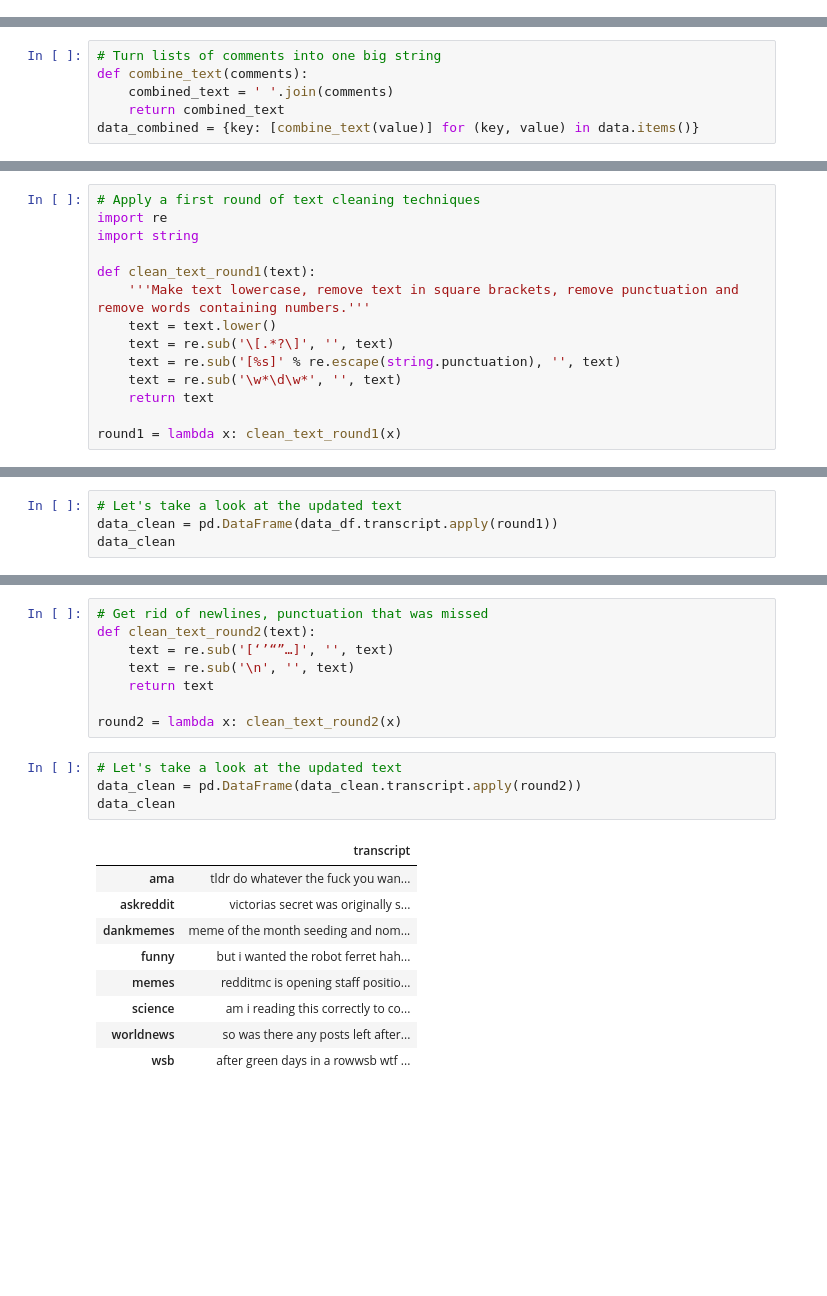
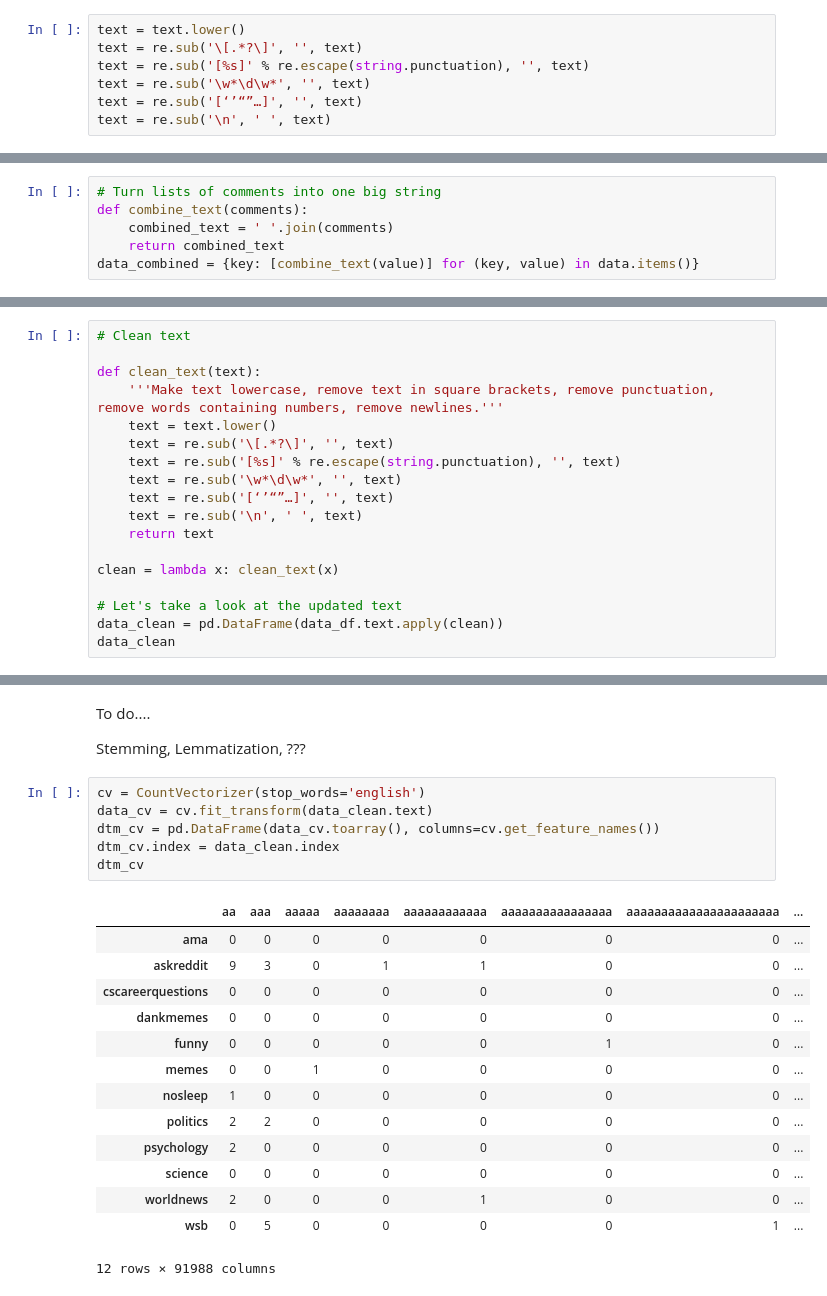
Before and after one commit to nhorton04/Reddit_Comments, a Jupyter notebook: my_comments.ipynb, the cells around one changed output, grey strips where cells are left out. Cells and saved outputs as stored; diff of their text form; blank space fills up the shorter version.

```diff
--- a/my_comments.ipynb
+++ b/my_comments.ipynb
@@ -27,0 +48,7 @@ len(wsb) + len(science) + len(ama) + len(askreddit) + len(worldnews) + len(funny
+# %%
+text = text.lower()
+text = re.sub('\[.*?\]', '', text)
+text = re.sub('[%s]' % re.escape(string.punctuation), '', text)
+text = re.sub('\w*\d\w*', '', text)
+text = re.sub('[‘’“”…]', '', text)
+text = re.sub('\n', ' ', text)
@@ -53,14 +109,18 @@ data_df
 # %%
-# Apply a first round of text cleaning techniques
-import re
-import string
+# Clean text
 
-def clean_text_round1(text):
-    '''Make text lowercase, remove text in square brackets, remove punctuation and remove words containing numbers.'''
+def clean_text(text):
+    '''Make text lowercase, remove text in square brackets, remove punctuation, remove words containing numbers, remove newlines.'''
     text = text.lower()
     text = re.sub('\[.*?\]', '', text)
     text = re.sub('[%s]' % re.escape(string.punctuation), '', text)
     text = re.sub('\w*\d\w*', '', text)
+    text = re.sub('[‘’“”…]', '', text)
+    text = re.sub('\n', ' ', text)
     return text
 
-round1 = lambda x: clean_text_round1(x)
+clean = lambda x: clean_text(x)
+
+# Let's take a look at the updated text
+data_clean = pd.DataFrame(data_df.text.apply(clean))
+data_clean
@@ -67,4 +141,0 @@ round1 = lambda x: clean_text_round1(x)
-# %%
-# Let's take a look at the updated text
-data_clean = pd.DataFrame(data_df.transcript.apply(round1))
-data_clean
@@ -81,22 +142,25 @@ data_clean
-# %%
-# Get rid of newlines, punctuation that was missed
-def clean_text_round2(text):
-    text = re.sub('[‘’“”…]', '', text)
-    text = re.sub('\n', '', text)
-    return text
-
-round2 = lambda x: clean_text_round2(x)
-# %%
-# Let's take a look at the updated text
-data_clean = pd.DataFrame(data_clean.transcript.apply(round2))
-data_clean
-# %% [output]
-|  | transcript |
-| ama | tldr do whatever the fuck you wan... |
-| askreddit | victorias secret was originally s... |
-| dankmemes | meme of the month seeding and nom... |
-| funny | but i wanted the robot ferret hah... |
-| memes | redditmc is opening staff positio... |
-| science | am i reading this correctly to co... |
-| worldnews | so was there any posts left after... |
-| wsb | after green days in a rowwsb wtf ... |
+# %% [markdown]
+To do....
+
+Stemming, Lemmatization, ???
+# %%
+cv = CountVectorizer(stop_words='english')
+data_cv = cv.fit_transform(data_clean.text)
+dtm_cv = pd.DataFrame(data_cv.toarray(), columns=cv.get_feature_names())
+dtm_cv.index = data_clean.index
+dtm_cv
+# %% [output]
+|  | aa | aaa | aaaaa | aaaaaaaa | aaaaaaaaaaaa | aaaaaaaaaaaaaaaa | aaaaaaaaaaaaaaaaaaaaaa | ... |
+| ama | 0 | 0 | 0 | 0 | 0 | 0 | 0 | ... |
+| askreddit | 9 | 3 | 0 | 1 | 1 | 0 | 0 | ... |
+| cscareerquestions | 0 | 0 | 0 | 0 | 0 | 0 | 0 | ... |
+| dankmemes | 0 | 0 | 0 | 0 | 0 | 0 | 0 | ... |
+| funny | 0 | 0 | 0 | 0 | 0 | 1 | 0 | ... |
+| memes | 0 | 0 | 1 | 0 | 0 | 0 | 0 | ... |
+| nosleep | 1 | 0 | 0 | 0 | 0 | 0 | 0 | ... |
+| politics | 2 | 2 | 0 | 0 | 0 | 0 | 0 | ... |
+| psychology | 2 | 0 | 0 | 0 | 0 | 0 | 0 | ... |
+| science | 0 | 0 | 0 | 0 | 0 | 0 | 0 | ... |
+| worldnews | 2 | 0 | 0 | 0 | 1 | 0 | 0 | ... |
+| wsb | 0 | 5 | 0 | 0 | 0 | 0 | 1 | ... |
+12 rows × 91988 columns
```
Also changed, not shown: parts of 33 cells of this notebook, 39 other files.
